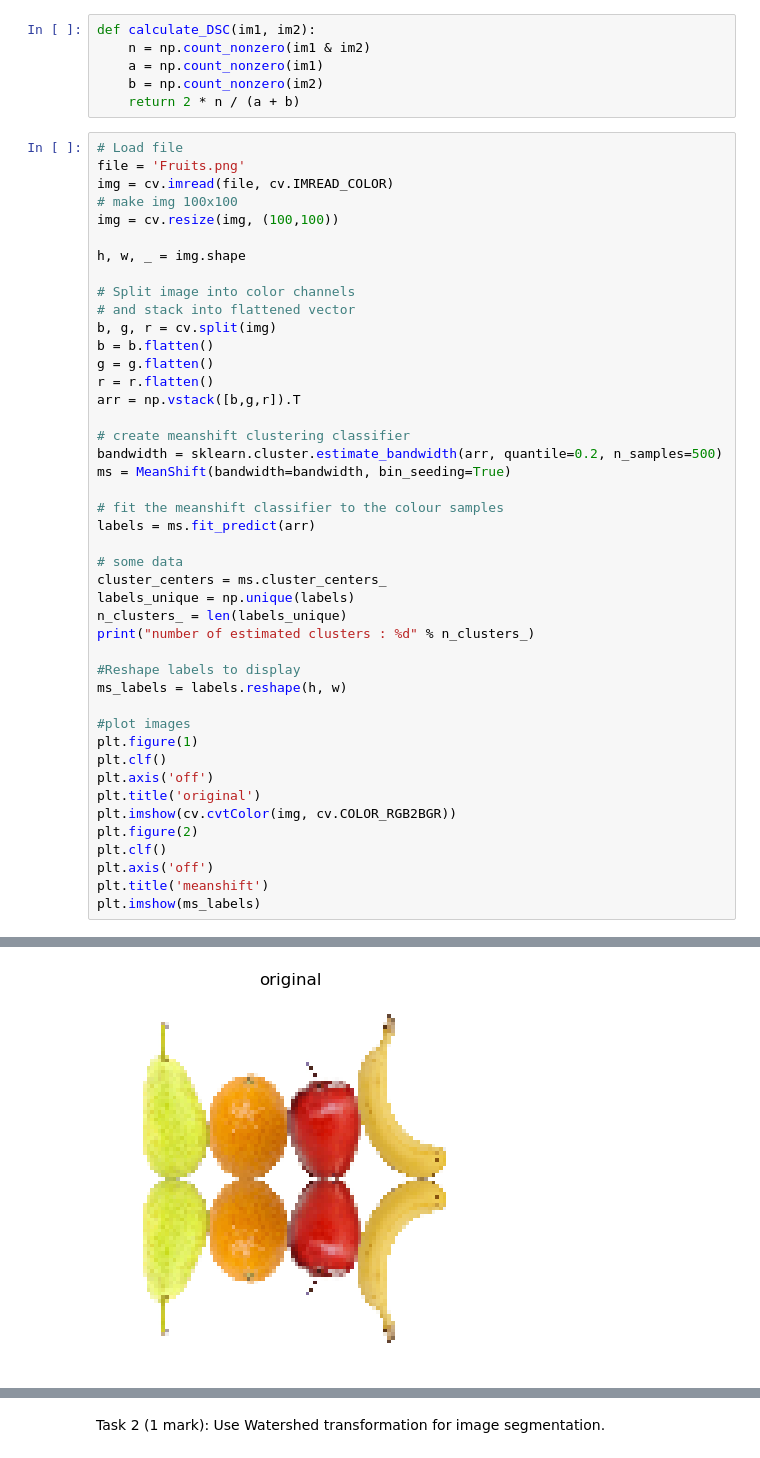
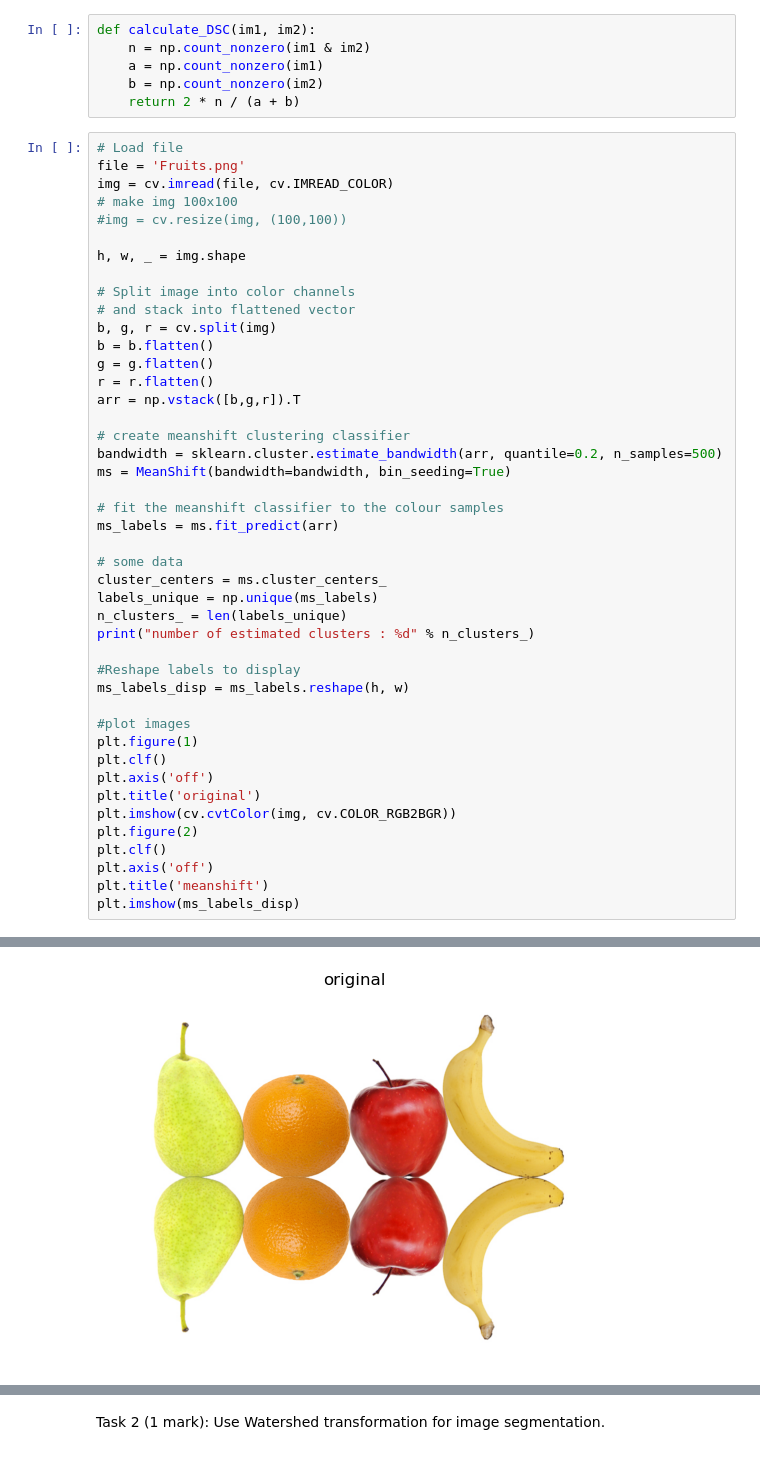
Before and after one commit to Skele-Y/COMP9517, a Jupyter notebook: lab04/lab04.ipynb, the cells around one changed output, grey strips where cells are left out. Drawn from its saved outputs; the diff is of its cells as text.

```diff
--- a/lab04/lab04.ipynb
+++ b/lab04/lab04.ipynb
@@ -31,7 +31,7 @@ def calculate_DSC(im1, im2):
 file = 'Fruits.png'
 img = cv.imread(file, cv.IMREAD_COLOR)
 # make img 100x100
-img = cv.resize(img, (100,100))
+#img = cv.resize(img, (100,100))
 
 h, w, _ = img.shape
 
@@ -48,16 +48,16 @@ bandwidth = sklearn.cluster.estimate_bandwidth(arr, quantile=0.2, n_samples=500)
 ms = MeanShift(bandwidth=bandwidth, bin_seeding=True)
 
 # fit the meanshift classifier to the colour samples
-labels = ms.fit_predict(arr)
+ms_labels = ms.fit_predict(arr)
 
 # some data
 cluster_centers = ms.cluster_centers_
-labels_unique = np.unique(labels)
+labels_unique = np.unique(ms_labels)
 n_clusters_ = len(labels_unique)
 print("number of estimated clusters : %d" % n_clusters_)
 
 #Reshape labels to display
-ms_labels = labels.reshape(h, w)
+ms_labels_disp = ms_labels.reshape(h, w)
 
 #plot images
 plt.figure(1)
@@ -69,5 +69,5 @@ plt.figure(2)
 plt.clf()
 plt.axis('off')
 plt.title('meanshift')
-plt.imshow(ms_labels)
+plt.imshow(ms_labels_disp)
 # %% [output]
@@ -75,2 +75,2 @@ number of estimated clusters : 12
 <matplotlib.image.AxesImage at 0x...>
-[figure, old version]
+[figure, new version]
```
Also changed, not shown: parts of 5 cells of this notebook.
